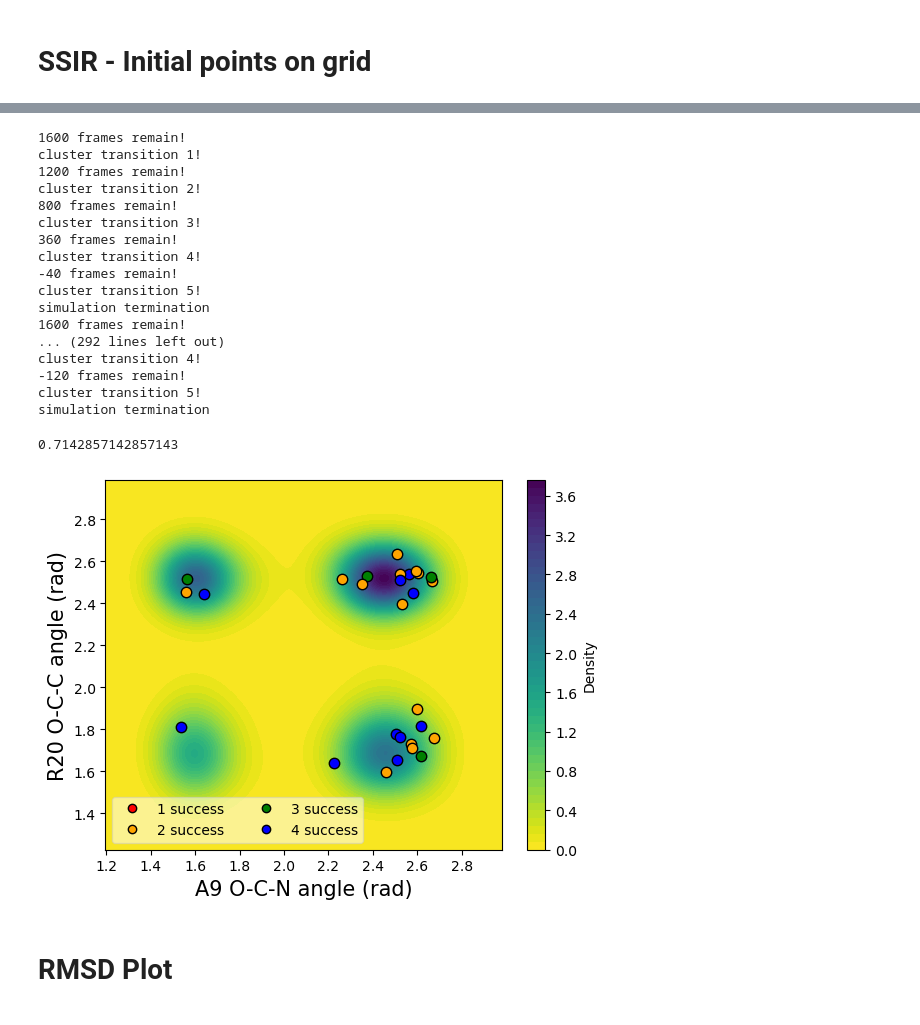
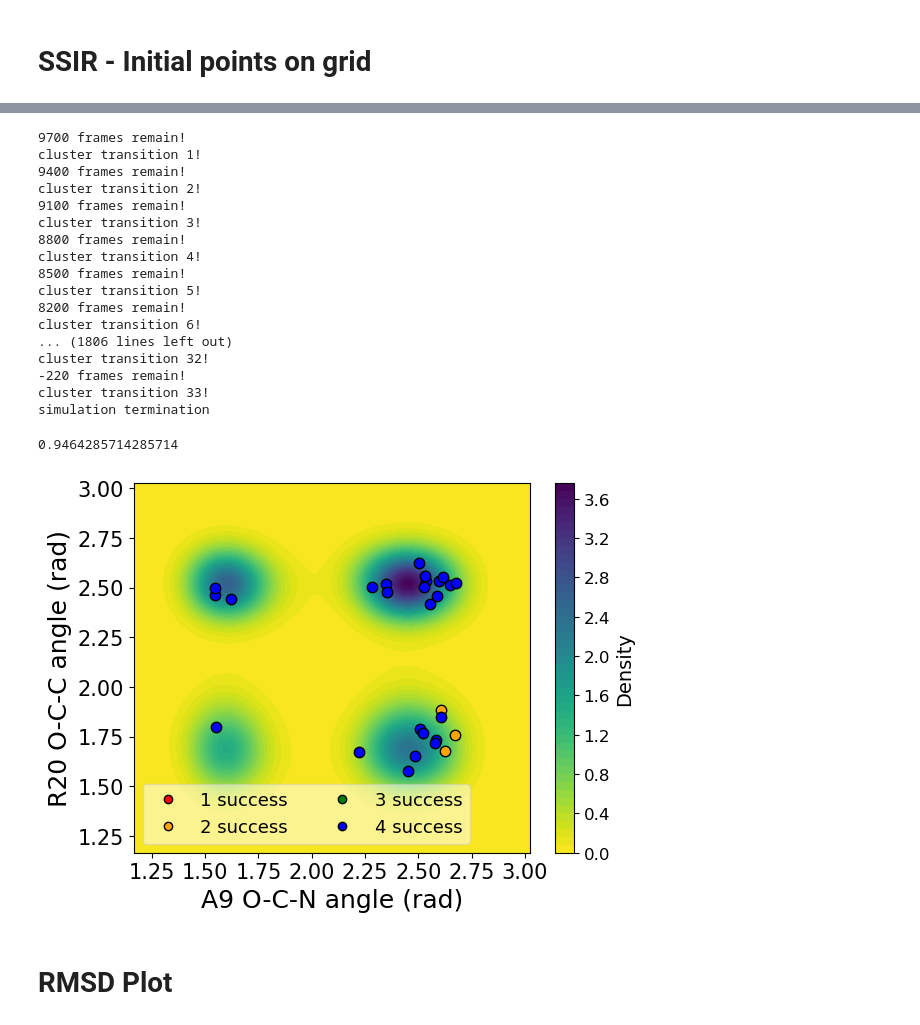
Before and after one commit to hoon-ock/landscape-search, a Jupyter notebook: realsys_analysis.ipynb, the cells around one changed output, grey strips where cells are left out. Cells and saved outputs as stored; diff of their text form; code cells hidden in the pictures.

```diff
--- a/realsys_analysis.ipynb
+++ b/realsys_analysis.ipynb
@@ -375,0 +412,17 @@ plt.savefig(os.path.join(directory, 'init_delta.png'),
+# %%
+# Number of plots
+num_plots = 20
+
+# Store the color codes for each plot
+color_codes = []
+
+for i in range(num_plots):
+    # Plot and get the Line2D object(s)
+    lines = plt.plot([0, 1], [(i + 1) / num_plots, (i + 1) / num_plots])
+    # Get the color of the first (and only) Line2D object
+    color = lines[0].get_color()
+    color_codes.append(color)
+    print(f"Plot {i}: Color code = {color}")
+
+# Display the plot
+plt.show()
@@ -427,24 +561,25 @@ plt.ylim(y_limits)
 # %%
-command = f"python run_ssir_realsys_ogn.py --dir {directory.split('/')[-1]} --last_index 28"
+num_step = 10000
+command = f"python run_ssir_realsys_ogn.py --dir {directory.split('/')[-1]} --num_step {num_step} --last_index 28"
 !{command}
 # %% [output]
-1600 frames remain!
+9700 frames remain!
 cluster transition 1!
-1200 frames remain!
+9400 frames remain!
 cluster transition 2!
-800 frames remain!
+9100 frames remain!
 cluster transition 3!
-360 frames remain!
+8800 frames remain!
 cluster transition 4!
--40 frames remain!
+8500 frames remain!
 cluster transition 5!
+8200 frames remain!
+cluster transition 6!
+... (1806 lines left out)
+cluster transition 32!
+-220 frames remain!
+cluster transition 33!
 simulation termination
-1600 frames remain!
-... (292 lines left out)
-cluster transition 4!
--120 frames remain!
-cluster transition 5!
-simulation termination
 # %%
 total_num_success = 0
 total_num_clusters = 0
@@ -458,7 +593,7 @@ for file in glob.glob(os.path.join(directory, 'ssir', 'traj_*', 'results.pkl')):
     iter_traj = np.vstack(iter_traj)
 
     init = iter_traj[0]
-    num_identified_cluster = success_cluster_identification(iter_traj,
+    num_identified_cluster = success_cluster_identification(iter_traj[:num_step+1],
                                                             center_points,
                                                             distance_threshold=0.1,
                                                             number_threshold=5)
@@ -471,7 +606,7 @@ valid_init = np.array(valid_init)
 ssir = total_num_success / total_num_clusters
 print(ssir)
 # %% [output]
-0.7142857142857143
+0.9464285714285714
 # %%
 # save ssir and valid_init
 with open(os.path.join(directory, 'ssir_ogn.txt'), 'w') as f:
@@ -479,27 +614,35 @@ with open(os.path.join(directory, 'ssir_ogn.txt'), 'w') as f:
 
 with open(os.path.join(directory, 'valid_init_ogn.pkl'), 'wb') as f:
     pickle.dump(valid_init, f)
+# %%
+# import valid_init
+with open(os.path.join(directory, 'valid_init_ogn.pkl'), 'rb') as f:
+    valid_init = pickle.load(f)
 # %%
 # Define colors for each value
 colors = {1: 'red', 2: 'orange', 3: 'green', 4: 'blue'}
 
-density_contour(traj[15], xlabel=x_label, ylabel=y_label)
+density_contour(traj[15], xlabel=x_label, ylabel=y_label, fontsize=ft-4)
 
 # Loop through each point and plot it with the corresponding color
 for point in valid_init:
     plt.plot(point[0], point[1], '.',
              color=colors[point[-1]], markeredgecolor='black', markersize=15)
     # plt.text(point[0], point[1], f'{point[3]}', color='black', fontsize=9, ha='right', va='bottom')
     #plt.text(point[0], point[1], f'{int(point[3])}', color='black', fontsize=11) #, ha='right', va='bottom')
 for i in range(len(colors)):
     plt.plot([], [], '.', color=list(colors.values())[i],
              markeredgecolor='black', markersize=12, label=f'{i+1} success')
 plt.legend(fontsize=ft-5, loc='lower left', framealpha=0.5, ncol=2)
+plt.xticks(fontsize=ft-3)
+plt.yticks(fontsize=ft-3)
+plt.xlabel(x_label, fontsize=ft)
+plt.ylabel(y_label, fontsize=ft)
 
 plt.savefig(os.path.join(directory, 'ssir_ogn.png'),
             dpi=300, bbox_inches='tight')
 # %% [output]
-[figure, old version]
+[figure, new version]
 # %% [markdown]
 # RMSD Plot
 # %%
```
Also changed, not shown: parts of 22 cells of this notebook, 12 other files.
